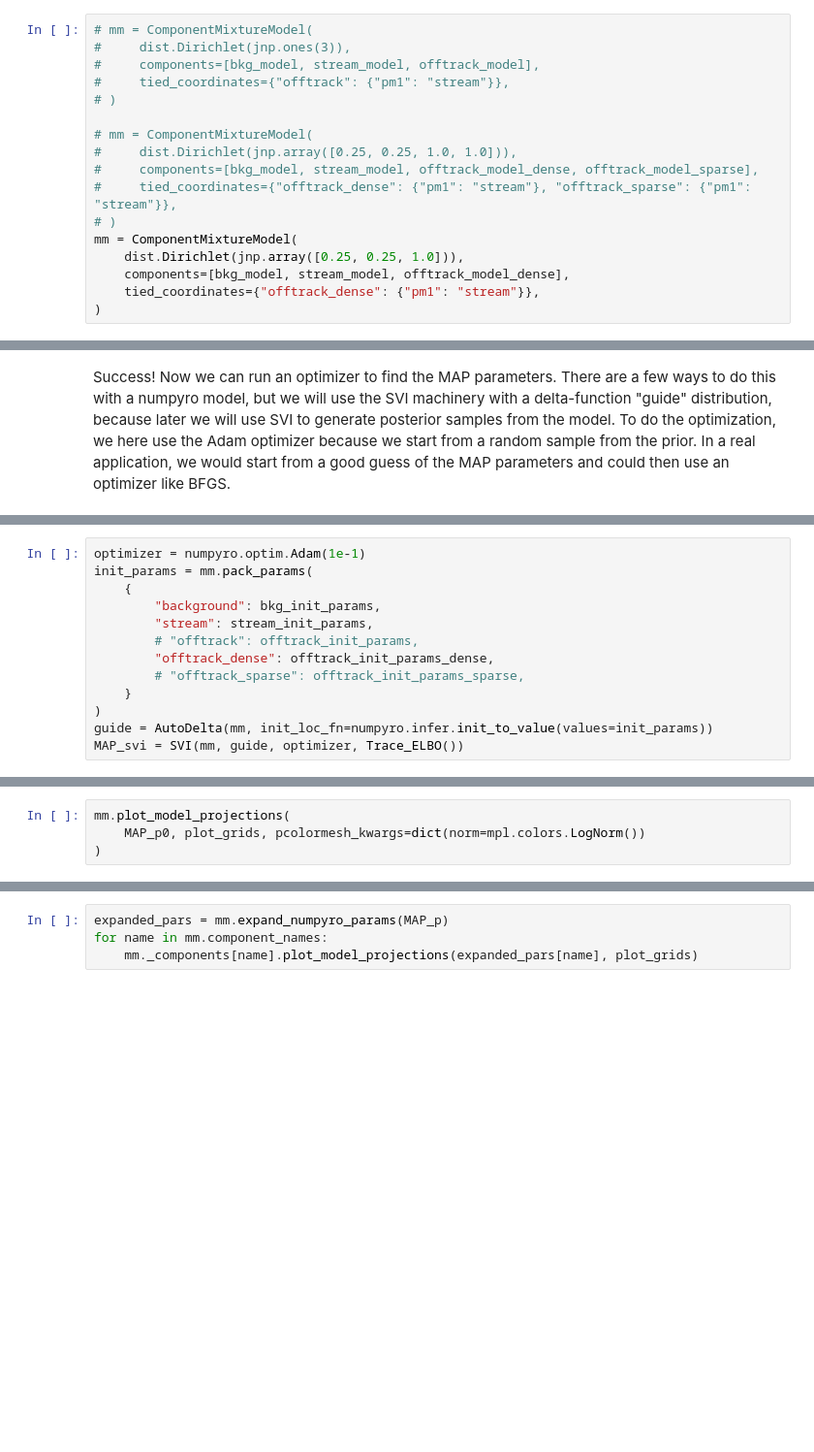
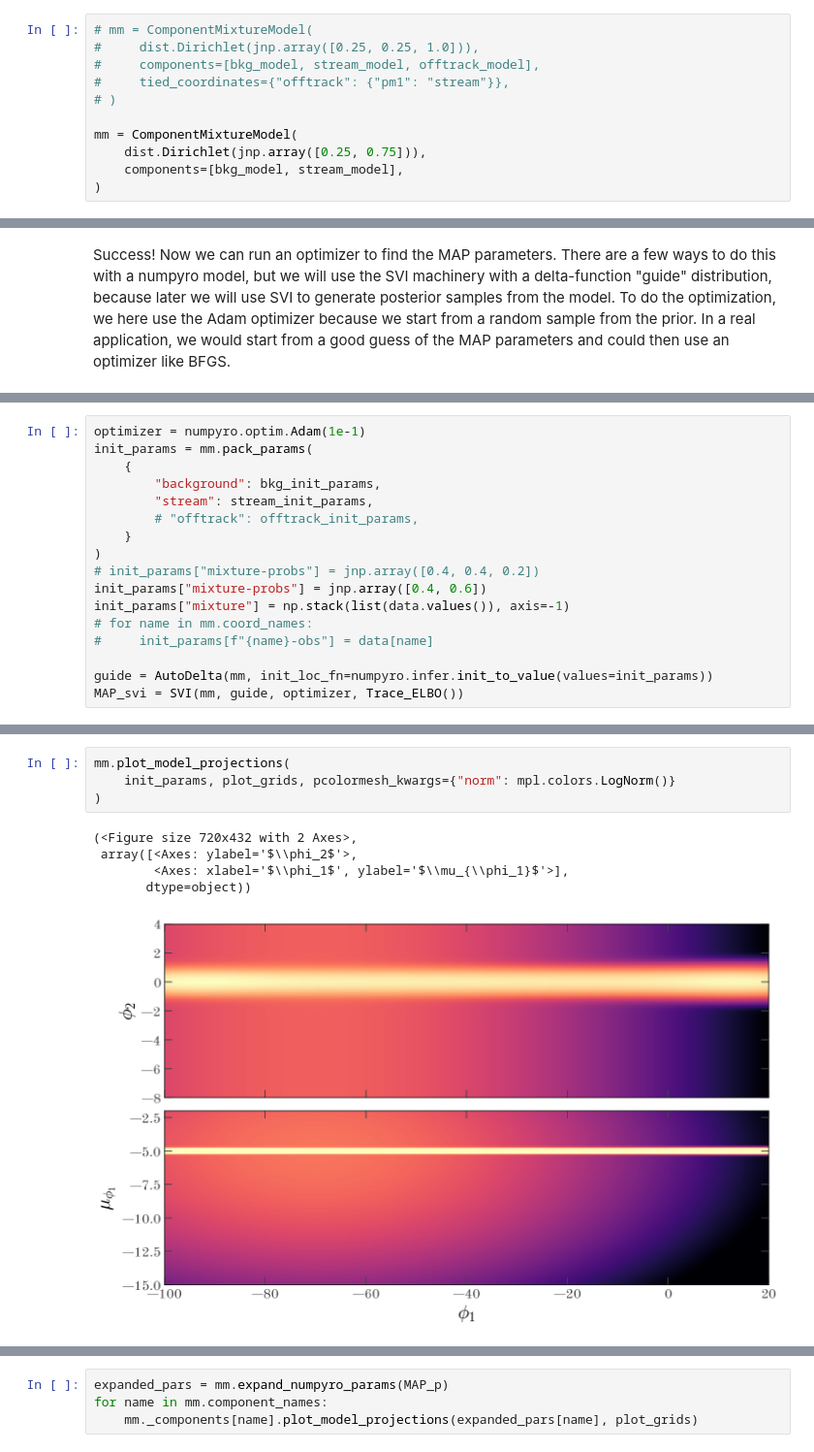
Before and after one commit to stellarstreams/stream-membership, a Jupyter notebook: notebooks/Tutorial-stream-offtrack-background.ipynb, the cells around one changed output, grey strips where cells are left out. Shown at 97% size. Cells and saved outputs as stored; diff of their text form; blank space fills up the shorter version.

```diff
--- a/notebooks/Tutorial-stream-offtrack-background.ipynb
+++ b/notebooks/Tutorial-stream-offtrack-background.ipynb
@@ -395,18 +373,12 @@ offtrack_init_params_sparse = {
 Now that we have defined the three components of the model, we combine them into a mixture model. The mixture model is a mixture of the background, stream, and off-track models. The mixture weights are learned from the data. Note that we use the `tied_coordinates` argument to specify that the off-track model "pm1" ($\mu_1$) coordinate should be "tied" to the stream model:
 # %%
 # mm = ComponentMixtureModel(
-#     dist.Dirichlet(jnp.ones(3)),
+#     dist.Dirichlet(jnp.array([0.25, 0.25, 1.0])),
 #     components=[bkg_model, stream_model, offtrack_model],
 #     tied_coordinates={"offtrack": {"pm1": "stream"}},
 # )
 
-# mm = ComponentMixtureModel(
-#     dist.Dirichlet(jnp.array([0.25, 0.25, 1.0, 1.0])),
-#     components=[bkg_model, stream_model, offtrack_model_dense, offtrack_model_sparse],
-#     tied_coordinates={"offtrack_dense": {"pm1": "stream"}, "offtrack_sparse": {"pm1": "stream"}},
-# )
 mm = ComponentMixtureModel(
-    dist.Dirichlet(jnp.array([0.25, 0.25, 1.0])),
-    components=[bkg_model, stream_model, offtrack_model_dense],
-    tied_coordinates={"offtrack_dense": {"pm1": "stream"}},
+    dist.Dirichlet(jnp.array([0.25, 0.75])),
+    components=[bkg_model, stream_model],
 )
@@ -424,9 +439,13 @@ init_params = mm.pack_params(
         "background": bkg_init_params,
         "stream": stream_init_params,
         # "offtrack": offtrack_init_params,
-        "offtrack_dense": offtrack_init_params_dense,
-        # "offtrack_sparse": offtrack_init_params_sparse,
     }
 )
+# init_params["mixture-probs"] = jnp.array([0.4, 0.4, 0.2])
+init_params["mixture-probs"] = jnp.array([0.4, 0.6])
+init_params["mixture"] = np.stack(list(data.values()), axis=-1)
+# for name in mm.coord_names:
+#     init_params[f"{name}-obs"] = data[name]
+
 guide = AutoDelta(mm, init_loc_fn=numpyro.infer.init_to_value(values=init_params))
 MAP_svi = SVI(mm, guide, optimizer, Trace_ELBO())
@@ -441,4 +510,10 @@ MAP_p0 = {k: v[0] for k, v in MAP_p0.items()}
 # %%
 mm.plot_model_projections(
-    MAP_p0, plot_grids, pcolormesh_kwargs=dict(norm=mpl.colors.LogNorm())
+    init_params, plot_grids, pcolormesh_kwargs={"norm": mpl.colors.LogNorm()}
 )
+# %% [output]
+(<Figure size 720x432 with 2 Axes>,
+ array([<Axes: ylabel='$\\phi_2$'>,
+        <Axes: xlabel='$\\phi_1$', ylabel='$\\mu_{\\phi_1}$'>],
+       dtype=object))
+[figure, added]
```
Also changed, not shown: parts of 34 cells of this notebook.
